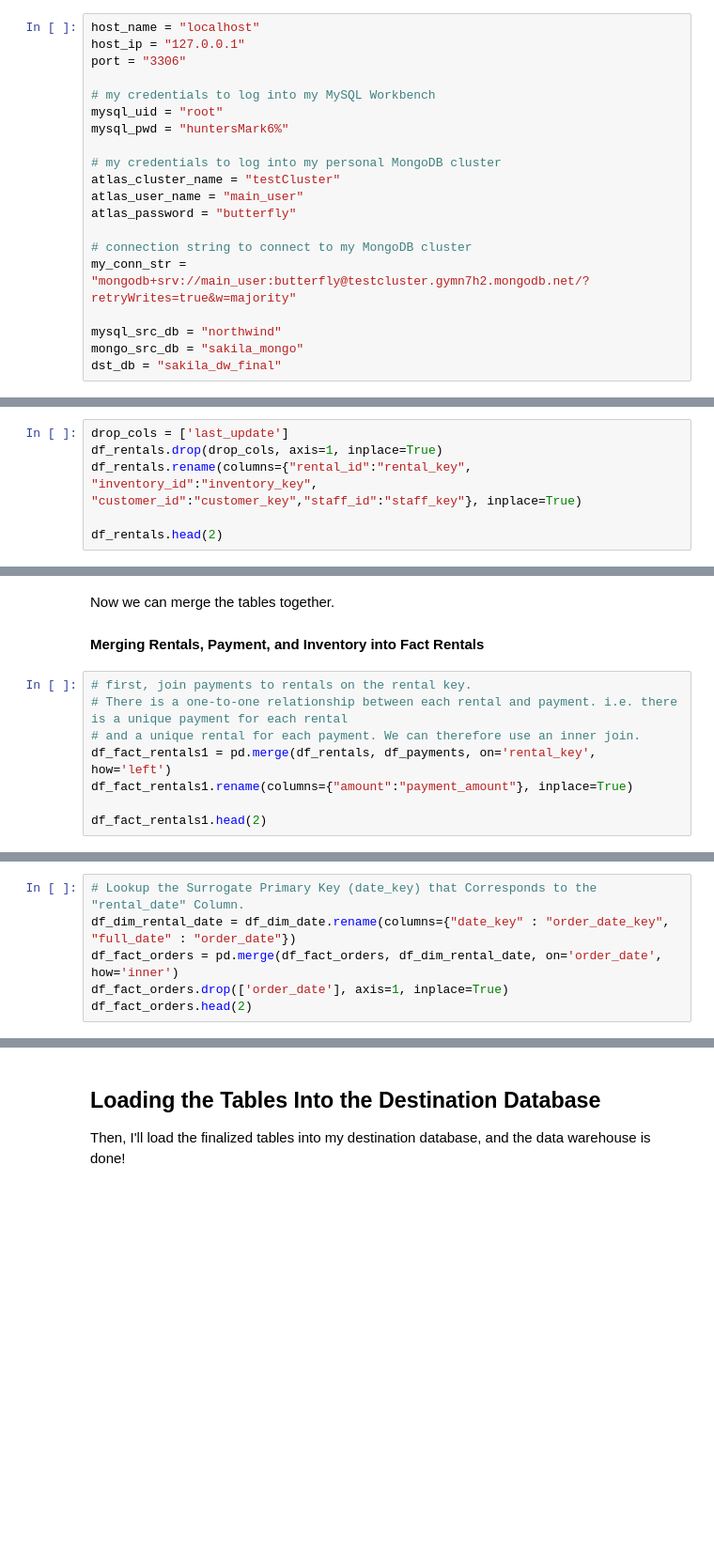
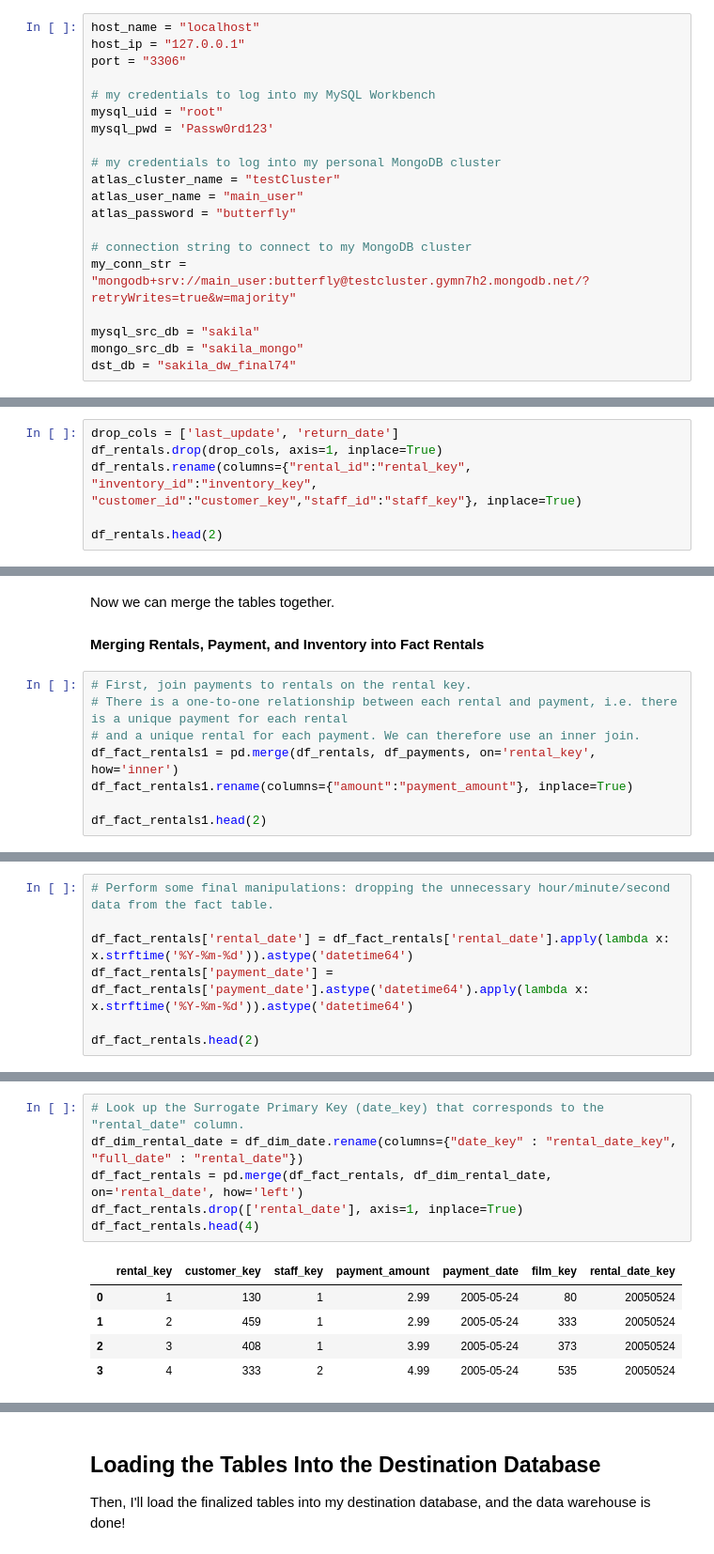
Before and after one commit to MirandaKhoury/Khoury_DSS_Midterm_Project, a Jupyter notebook: Midterm_Project_Compiled_Doc.ipynb, the cells around one changed output, grey strips where cells are left out. Shown at 94% size. Drawn from its saved outputs; the diff is of its cells as text; blank space fills up the shorter version.

```diff
--- a/Midterm_Project_Compiled_Doc.ipynb
+++ b/Midterm_Project_Compiled_Doc.ipynb
@@ -26,7 +26,7 @@ port = "3306"
 
 # my credentials to log into my MySQL Workbench
 mysql_uid = "root"
-mysql_pwd = "huntersMark6%"
+mysql_pwd = 'Passw0rd123'
 
 # my credentials to log into my personal MongoDB cluster
 atlas_cluster_name = "testCluster"
@@ -36,9 +36,9 @@ atlas_password = "butterfly"
 # connection string to connect to my MongoDB cluster
 my_conn_str = "mongodb+srv://main_user:butterfly@testcluster.gymn7h2.mongodb.net/?retryWrites=true&w=majority"
 
-mysql_src_db = "northwind"
+mysql_src_db = "sakila"
 mongo_src_db = "sakila_mongo"
-dst_db = "sakila_dw_final"
+dst_db = "sakila_dw_final74"
 # %% [markdown]
 #### Define Functions for Getting Data From and Setting Data Into Databases
 # %%
@@ -200,7 +237,7 @@ df_staff.head(2)
 Then, I prep the inventory, payment, and rental tables to be ready to be joined to form the fact rental table.
 #### Pre-transforming the Tables that Will Become Fact Rentals
 # %%
-drop_cols = ['last_update']
+drop_cols = ['last_update', 'return_date']
 df_rentals.drop(drop_cols, axis=1, inplace=True)
 df_rentals.rename(columns={"rental_id":"rental_key", "inventory_id":"inventory_key", "customer_id":"customer_key","staff_id":"staff_key"}, inplace=True)
 
@@ -221,10 +271,10 @@ df_payments.head(2)
 Now we can merge the tables together.
 #### Merging Rentals, Payment, and Inventory into Fact Rentals
 # %%
-# first, join payments to rentals on the rental key.
-# There is a one-to-one relationship between each rental and payment. i.e. there is a unique payment for each rental
+# First, join payments to rentals on the rental key.
+# There is a one-to-one relationship between each rental and payment, i.e. there is a unique payment for each rental
 # and a unique rental for each payment. We can therefore use an inner join.
-df_fact_rentals1 = pd.merge(df_rentals, df_payments, on='rental_key', how='left')
+df_fact_rentals1 = pd.merge(df_rentals, df_payments, on='rental_key', how='inner')
 df_fact_rentals1.rename(columns={"amount":"payment_amount"}, inplace=True)
 
 df_fact_rentals1.head(2)
@@ -241,0 +297,7 @@ df_fact_rentals.head(10).sort_values(by=['rental_key'])
+# %%
+# Perform some final manipulations: dropping the unnecessary hour/minute/second data from the fact table.
+
+df_fact_rentals['rental_date'] = df_fact_rentals['rental_date'].apply(lambda x: x.strftime('%Y-%m-%d')).astype('datetime64')
+df_fact_rentals['payment_date'] = df_fact_rentals['payment_date'].astype('datetime64').apply(lambda x: x.strftime('%Y-%m-%d')).astype('datetime64')
+
+df_fact_rentals.head(2)
@@ -256,7 +326,13 @@ Next, for each date typed column in the fact table, lookup the corresponding Sur
 # %%
-# Lookup the Surrogate Primary Key (date_key) that Corresponds to the "rental_date" Column.
-df_dim_rental_date = df_dim_date.rename(columns={"date_key" : "order_date_key", "full_date" : "order_date"})
-df_fact_orders = pd.merge(df_fact_orders, df_dim_rental_date, on='order_date', how='inner')
-df_fact_orders.drop(['order_date'], axis=1, inplace=True)
-df_fact_orders.head(2)
+# Look up the Surrogate Primary Key (date_key) that corresponds to the "rental_date" column.
+df_dim_rental_date = df_dim_date.rename(columns={"date_key" : "rental_date_key", "full_date" : "rental_date"})
+df_fact_rentals = pd.merge(df_fact_rentals, df_dim_rental_date, on='rental_date', how='left')
+df_fact_rentals.drop(['rental_date'], axis=1, inplace=True)
+df_fact_rentals.head(4)
+# %% [output]
+|  | rental_key | customer_key | staff_key | payment_amount | payment_date | film_key | rental_date_key |
+| 0 | 1 | 130 | 1 | 2.99 | 2005-05-24 | 80 | 20050524 |
+| 1 | 2 | 459 | 1 | 2.99 | 2005-05-24 | 333 | 20050524 |
+| 2 | 3 | 408 | 1 | 3.99 | 2005-05-24 | 373 | 20050524 |
+| 3 | 4 | 333 | 2 | 4.99 | 2005-05-24 | 535 | 20050524 |
 # %%
```
Also changed, not shown: parts of 32 cells of this notebook.
